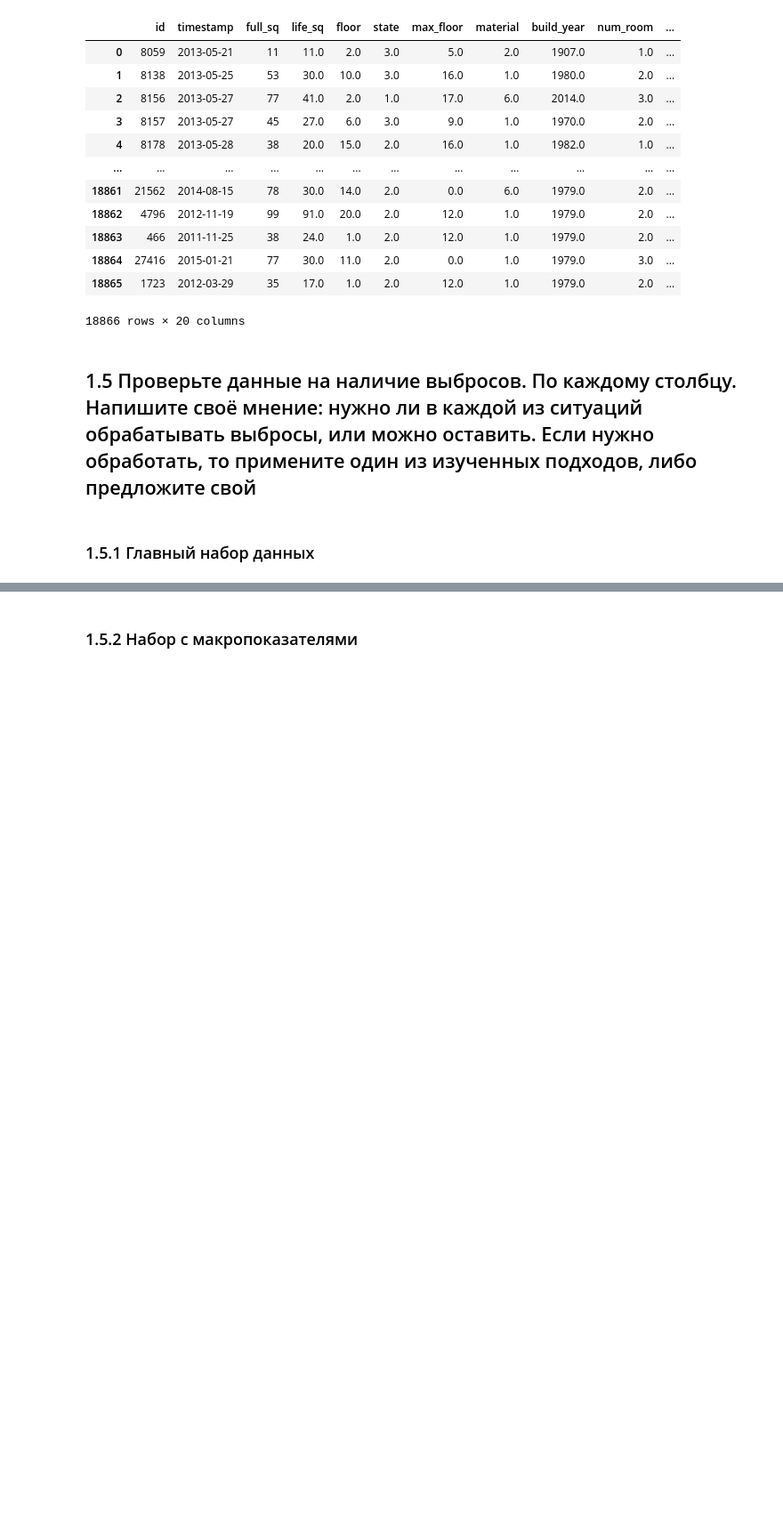
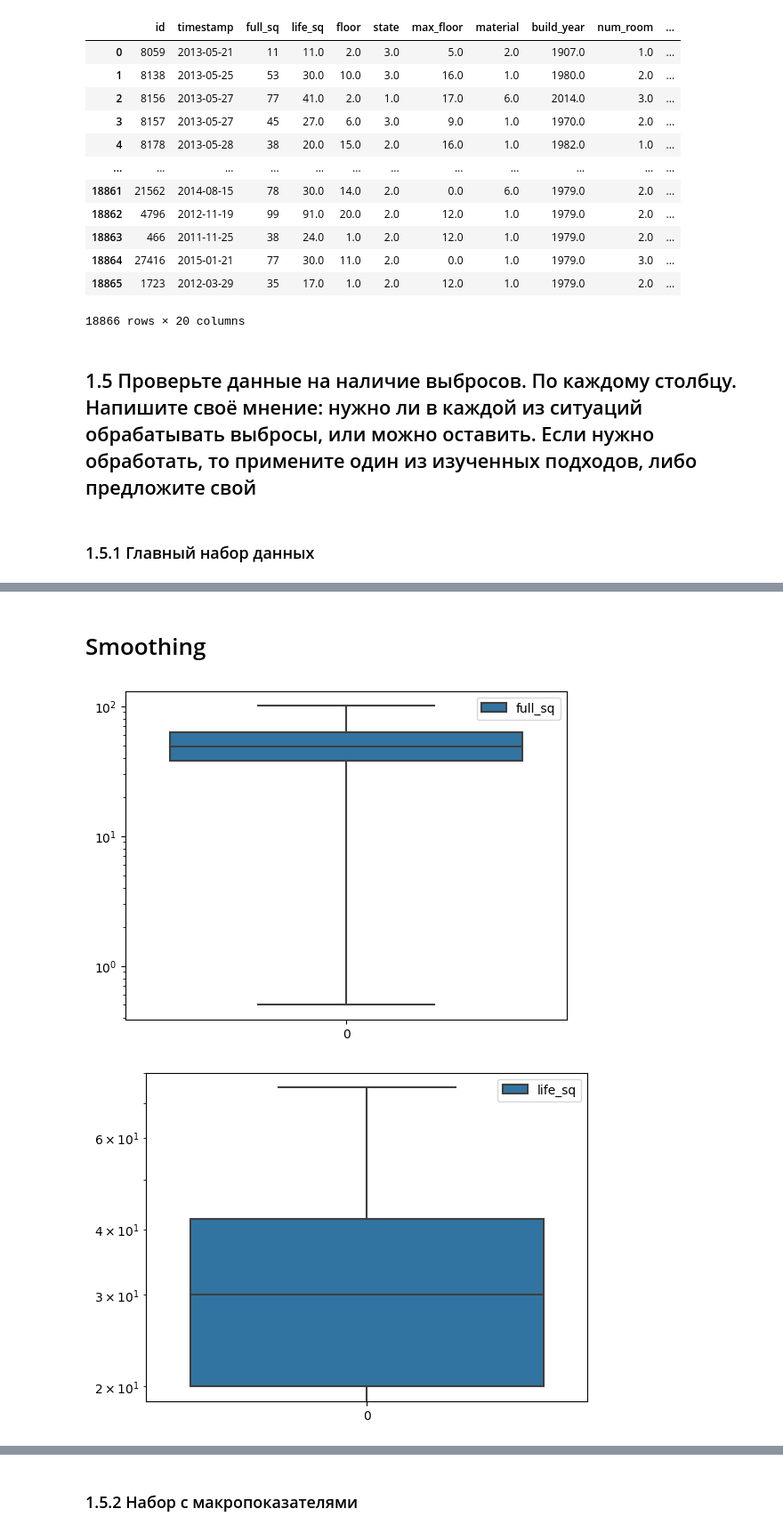
Before and after one commit to pyretttt/masters, a Jupyter notebook: finalTask/06_Шаблон итогового проекта .ipynb, the cells around one changed output, grey strips where cells are left out. Shown at 89% size. Drawn from its saved outputs; the diff is of its cells as text; code cells hidden in the pictures; blank space fills up the shorter version.

```diff
--- a/finalTask/06_Шаблон итогового проекта .ipynb
+++ b/finalTask/06_Шаблон итогового проекта .ipynb
@@ -514,0 +538,22 @@ df_copy.merge(macro_copy, on='timestamp', how='left')
+# %% [markdown]
+# Smoothing
+# %%
+def smooth_by_quartile(data: DataFrame, feature: str):
+    q1 = data[column].quantile(.25)
+    q3 = data[column].quantile(.75)
+    iqr = q3 - q1
+    lower_bound = q1 - 1.5 * iqr
+    upper_bound = q3 + 1.5 * iqr
+    data[column] = np.where(data[column] < lower_bound, lower_bound, data[column])
+    data[column] = np.where(data[column] > upper_bound, upper_bound, data[column])
+
+columns_to_smooth = set(['full_sq', 'life_sq', 'state', 'num_room', 'kitch_sq', 'price_doc', 'build_year'])
+columns_to_exclude = set(df_copy.columns).difference(columns_to_smooth)
+for column in df_copy[list(columns_to_smooth)].columns:
+    smooth_by_quartile(df_copy, column)
+
+# Verify
+draw_boxplot(df_copy, exclude=columns_to_exclude)
+# %% [output]
+[figure, added]
+[figure, added]
```
Also changed, not shown: parts of 11 cells of this notebook.
